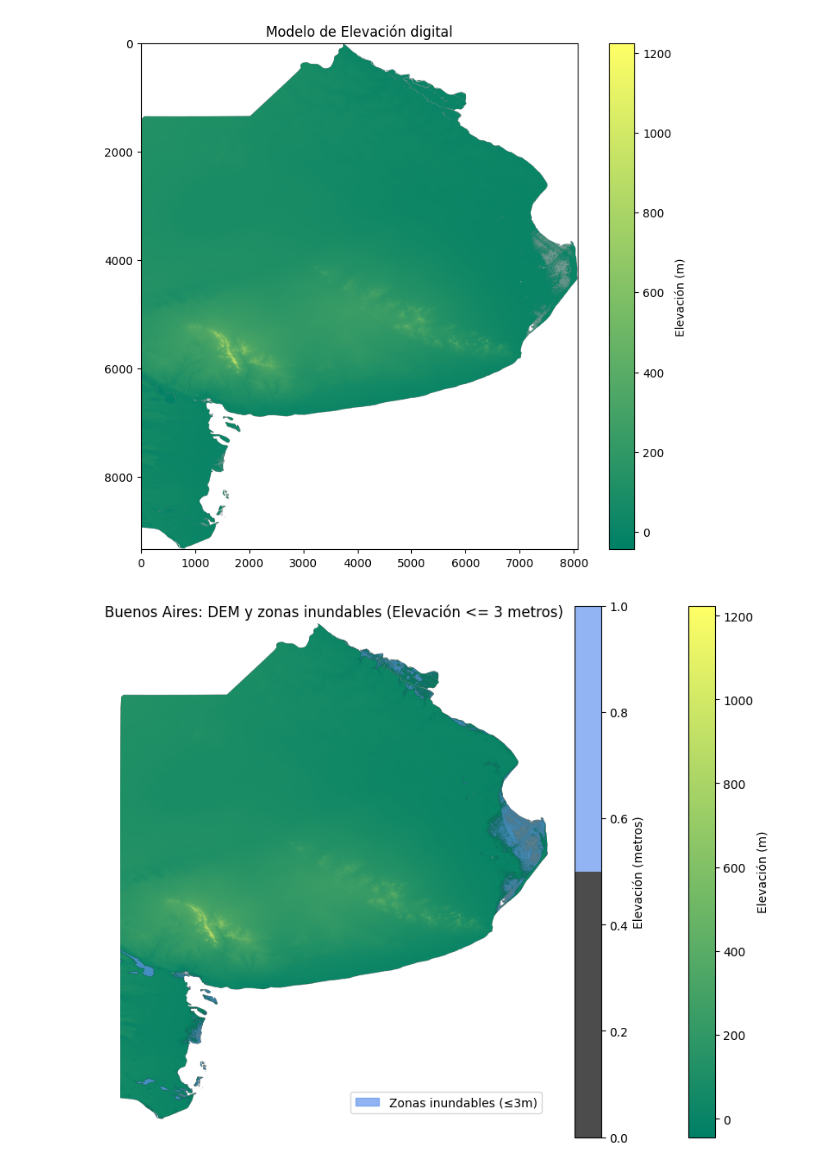
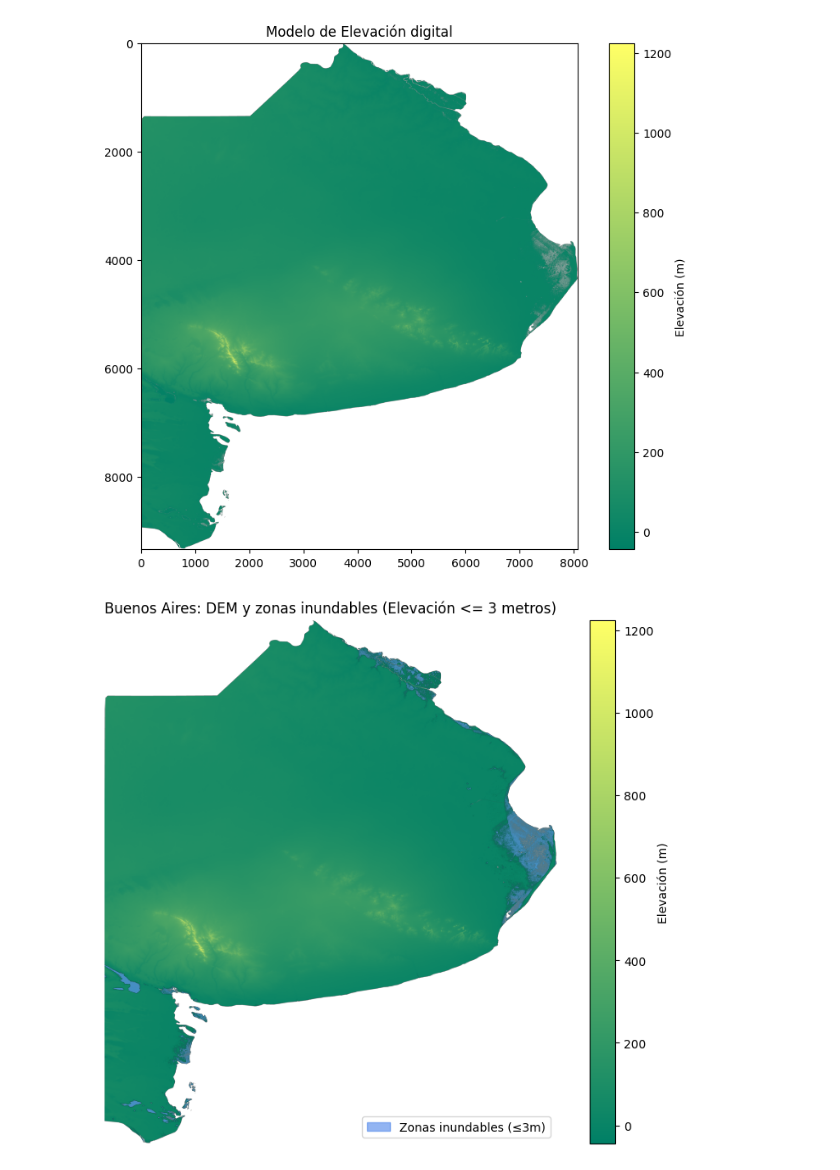
Before and after one commit to andreasoledadguerra/bs_as_flood, a Jupyter notebook: flood_notebook.ipynb, the cells around one changed output. Cells and saved outputs as stored; diff of their text form; code cells hidden in the pictures.

Commit message:
fix : line 'plt.colorbar(label= 'Elevación (metros)')' is deleted

```diff
--- a/flood_notebook.ipynb
+++ b/flood_notebook.ipynb
@@ -119,26 +119,25 @@ plt.show()
 # %%
 # Se superpone la máscara de agua
 with rasterio.open('bsas.tif') as src:
     data = src.read(1, masked=True)
 
 plt.figure(figsize=(10,8))
 plt.imshow(data, cmap= 'summer')
 plt.colorbar(label='Elevación (m)')
 plt.title("Modelo de Elevación digital")
 plt.imshow(mask, cmap=cmap_agua,
            vmin=0,
            vmax=1,
            alpha=0.7) #transparencia del azul
 
-plt.colorbar(label= 'Elevación (metros)')
 plt.title('Buenos Aires: DEM y zonas inundables (Elevación <= 3 metros)')
 plt.axis('off')
 # Se añade leyenda explicativa
 leyenda = [
     mpatches.Patch(color='cornflowerblue', label='Zonas inundables (≤3m)', alpha=0.7)
 ]
 plt.legend(handles=leyenda, loc='lower right')
 
 plt.show()
 # %% [output]
-[figure, old version]
+[figure, new version]
```
